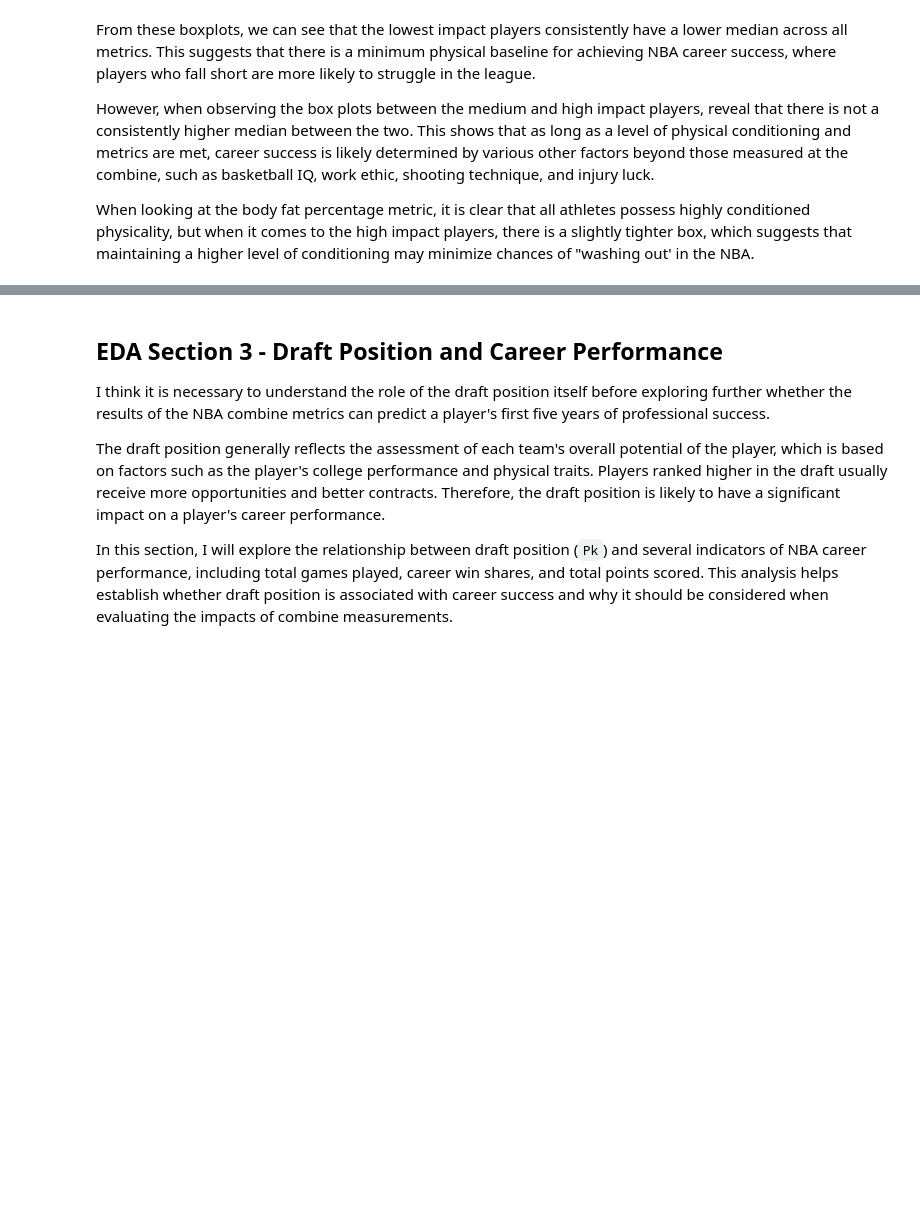
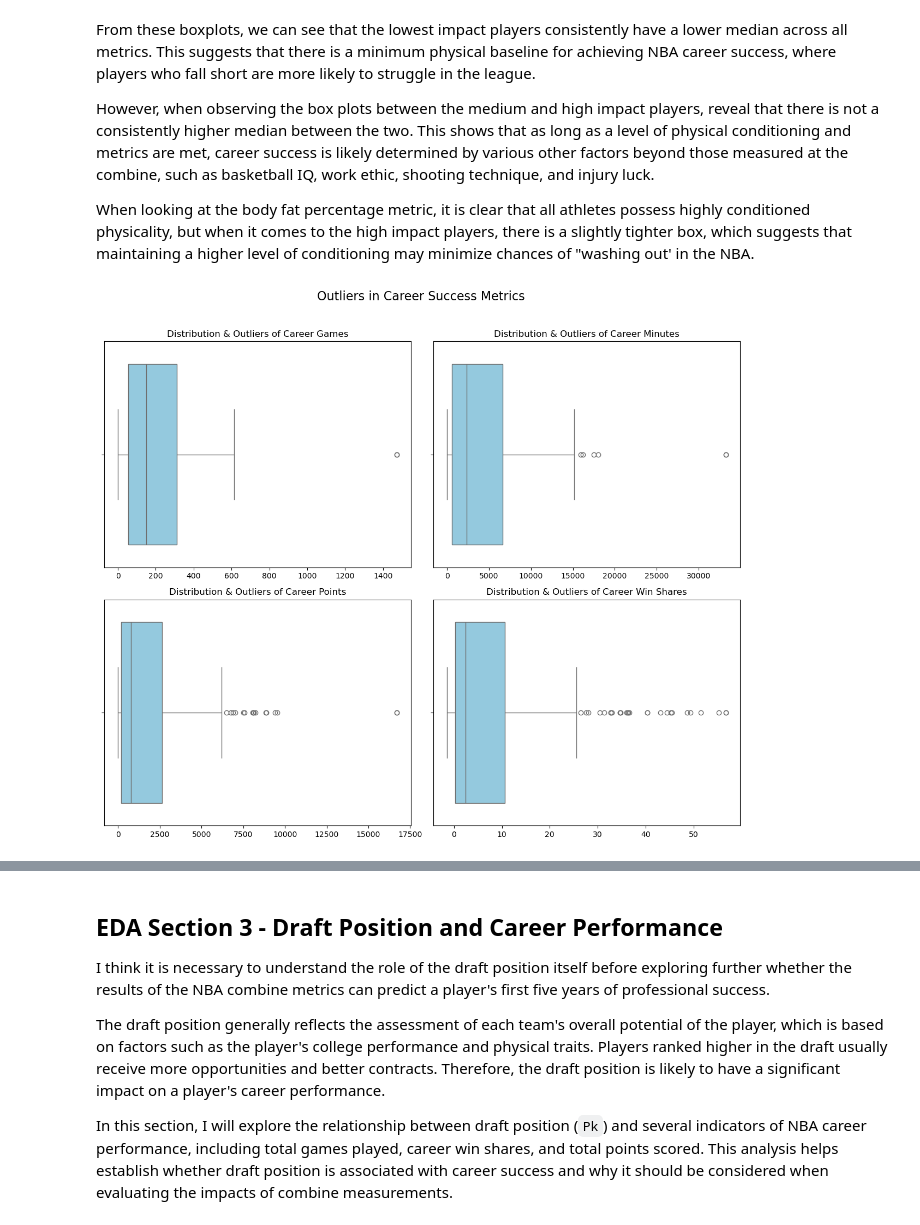
Before and after one commit to COGS108/Group010_WI26, a Jupyter notebook: 03-FinalProject.ipynb, the cells around one changed output, grey strips where cells are left out. Cells and saved outputs as stored; diff of their text form; code cells hidden in the pictures; blank space fills up the shorter version.

```diff
--- a/03-FinalProject.ipynb
+++ b/03-FinalProject.ipynb
@@ -846,3 +848,22 @@ From these boxplots, we can see that the lowest impact players consistently have
 However, when observing the box plots between the medium and high impact players, reveal that there is not a consistently higher median between the two. This shows that as long as a level of physical conditioning and metrics are met, career success is likely determined by various other factors beyond those measured at the combine, such as basketball IQ, work ethic, shooting technique, and injury luck.
 
 When looking at the body fat percentage metric, it is clear that all athletes possess highly conditioned physicality, but when it comes to the high impact players, there is a slightly tighter box, which suggests that maintaining a higher level of conditioning may minimize chances of "washing out' in the NBA.
+# %%
+# visualize distributions and outliers
+fig, axes = plt.subplots(nrows=2, ncols=2, figsize=(12, 10))
+axes = axes.flatten()
+
+#career success metrics
+outlier_cols = ['Games', 'Minutes', 'Points', 'Win_Shares']
+
+for i, col in enumerate(outlier_cols):
+
+    sns.boxplot(data=full_merged_df, x=col, ax=axes[i], color='skyblue')
+    axes[i].set_title(f'Distribution & Outliers of Career {col.replace("_", " ")}')
+    axes[i].set_xlabel('')
+
+plt.suptitle('Outliers in Career Success Metrics', fontsize=16, y=1.02)
+plt.tight_layout()
+plt.show()
+# %% [output]
+[figure, added]
```
Also changed, not shown: parts of 16 cells of this notebook.
